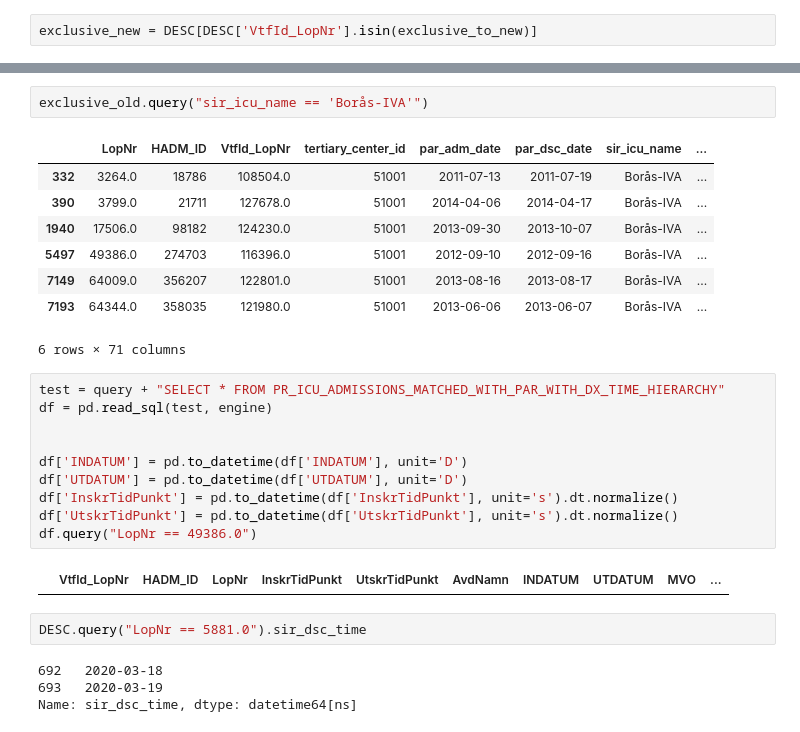
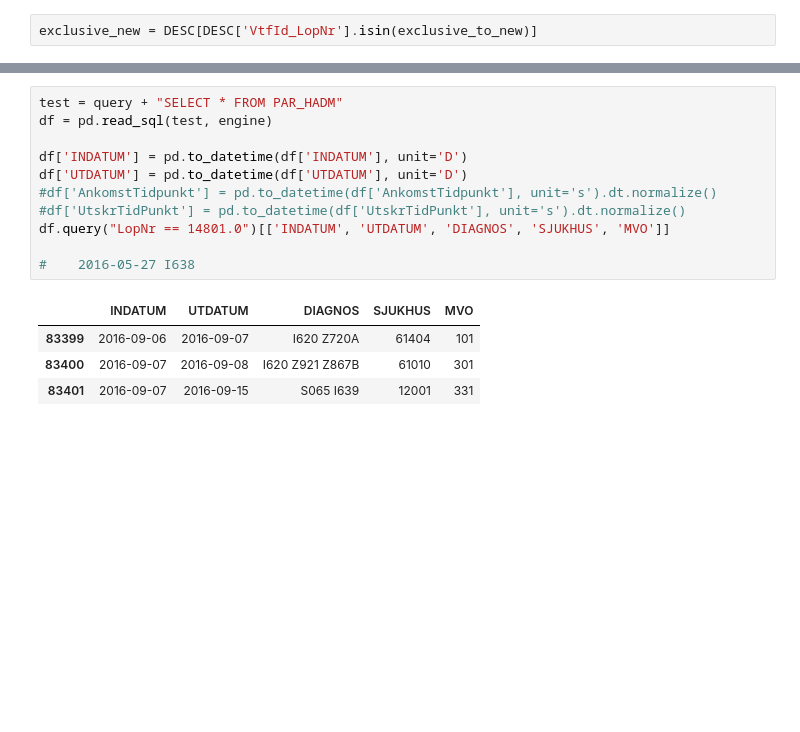
Before and after one commit to johol355/neuro-ascertainment, a Jupyter notebook: candidate-queries/transferred-nsicu-cohort/transferred-cohort.ipynb, the cells around one changed output, grey strips where cells are left out. Drawn from its saved outputs; the diff is of its cells as text; blank space fills up the shorter version.

```diff
--- a/candidate-queries/transferred-nsicu-cohort/transferred-cohort.ipynb
+++ b/candidate-queries/transferred-nsicu-cohort/transferred-cohort.ipynb
@@ -257,29 +196,16 @@ exclusive_old
-# %%
-exclusive_old.query("sir_icu_name == 'Borås-IVA'")
-# %% [output]
-|  | LopNr | HADM_ID | VtfId_LopNr | tertiary_center_id | par_adm_date | par_dsc_date | sir_icu_name | ... |
-| 332 | 3264.0 | 18786 | 108504.0 | 51001 | 2011-07-13 | 2011-07-19 | Borås-IVA | ... |
-| 390 | 3799.0 | 21711 | 127678.0 | 51001 | 2014-04-06 | 2014-04-17 | Borås-IVA | ... |
-| 1940 | 17506.0 | 98182 | 124230.0 | 51001 | 2013-09-30 | 2013-10-07 | Borås-IVA | ... |
-| 5497 | 49386.0 | 274703 | 116396.0 | 51001 | 2012-09-10 | 2012-09-16 | Borås-IVA | ... |
-| 7149 | 64009.0 | 356207 | 122801.0 | 51001 | 2013-08-16 | 2013-08-17 | Borås-IVA | ... |
-| 7193 | 64344.0 | 358035 | 121980.0 | 51001 | 2013-06-06 | 2013-06-07 | Borås-IVA | ... |
-6 rows × 71 columns
 # %%
-test = query + "SELECT * FROM PR_ICU_ADMISSIONS_MATCHED_WITH_PAR_WITH_DX_TIME_HIERARCHY"
+test = query + "SELECT * FROM PAR_HADM"
 df = pd.read_sql(test, engine)
-
 
 df['INDATUM'] = pd.to_datetime(df['INDATUM'], unit='D')
 df['UTDATUM'] = pd.to_datetime(df['UTDATUM'], unit='D')
-df['InskrTidPunkt'] = pd.to_datetime(df['InskrTidPunkt'], unit='s').dt.normalize()
-df['UtskrTidPunkt'] = pd.to_datetime(df['UtskrTidPunkt'], unit='s').dt.normalize()
-df.query("LopNr == 49386.0")
+#df['AnkomstTidpunkt'] = pd.to_datetime(df['AnkomstTidpunkt'], unit='s').dt.normalize()
+#df['UtskrTidPunkt'] = pd.to_datetime(df['UtskrTidPunkt'], unit='s').dt.normalize()
+df.query("LopNr == 14801.0")[['INDATUM', 'UTDATUM', 'DIAGNOS', 'SJUKHUS', 'MVO']]
+
+#	 2016-05-27	I638
 # %% [output]
-|  | VtfId_LopNr | HADM_ID | LopNr | InskrTidPunkt | UtskrTidPunkt | AvdNamn | INDATUM | UTDATUM | MVO | ... |
+|  | INDATUM | UTDATUM | DIAGNOS | SJUKHUS | MVO |
+| 83399 | 2016-09-06 | 2016-09-07 | I620 Z720A | 61404 | 101 |
+| 83400 | 2016-09-07 | 2016-09-08 | I620 Z921 Z867B | 61010 | 301 |
+| 83401 | 2016-09-07 | 2016-09-15 | S065 I639 | 12001 | 331 |
-# %%
-DESC.query("LopNr == 5881.0").sir_dsc_time
-# %% [output]
-692   2020-03-18
-693   2020-03-19
-Name: sir_dsc_time, dtype: datetime64[ns]
```
Also changed, not shown: parts of 23 cells of this notebook, 1 other file.
